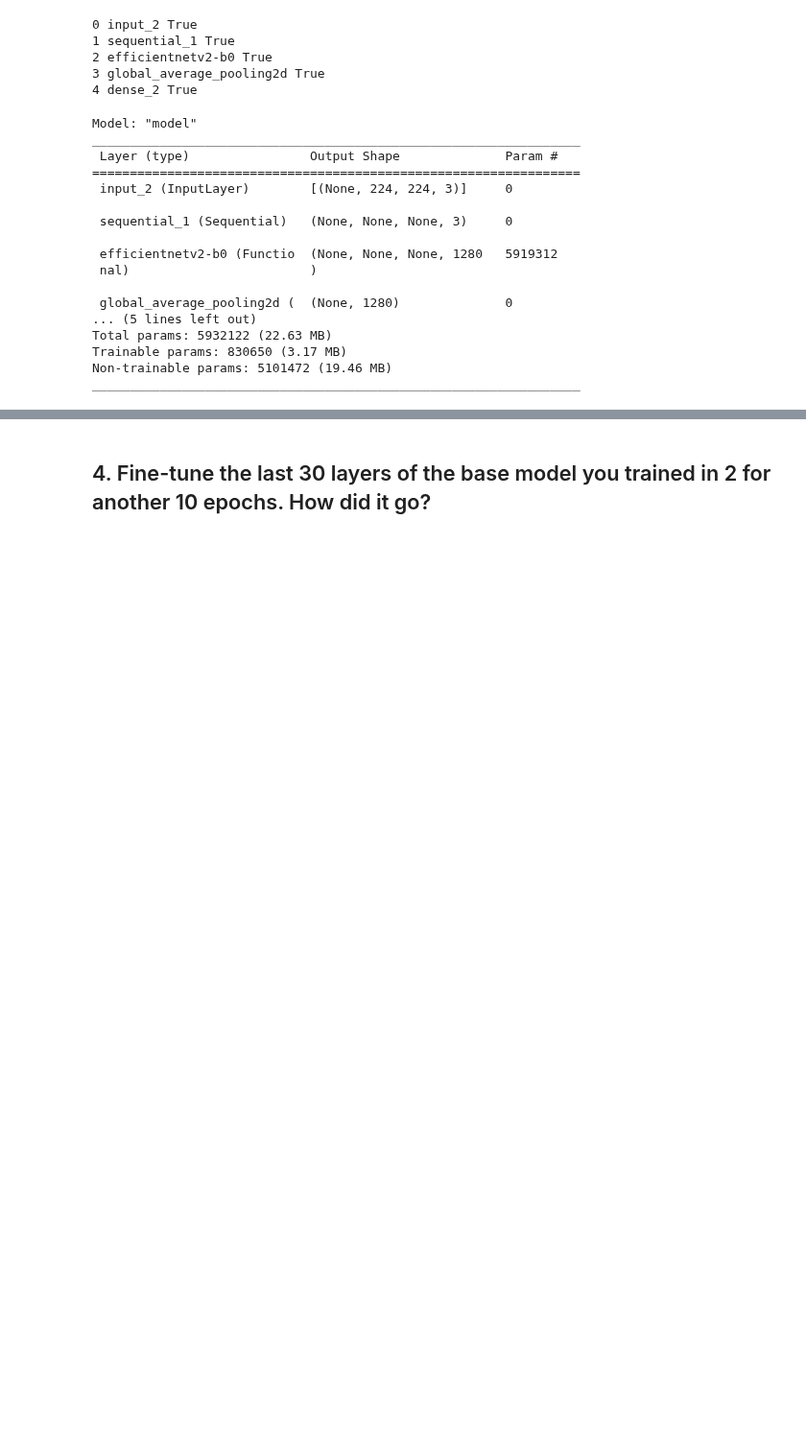
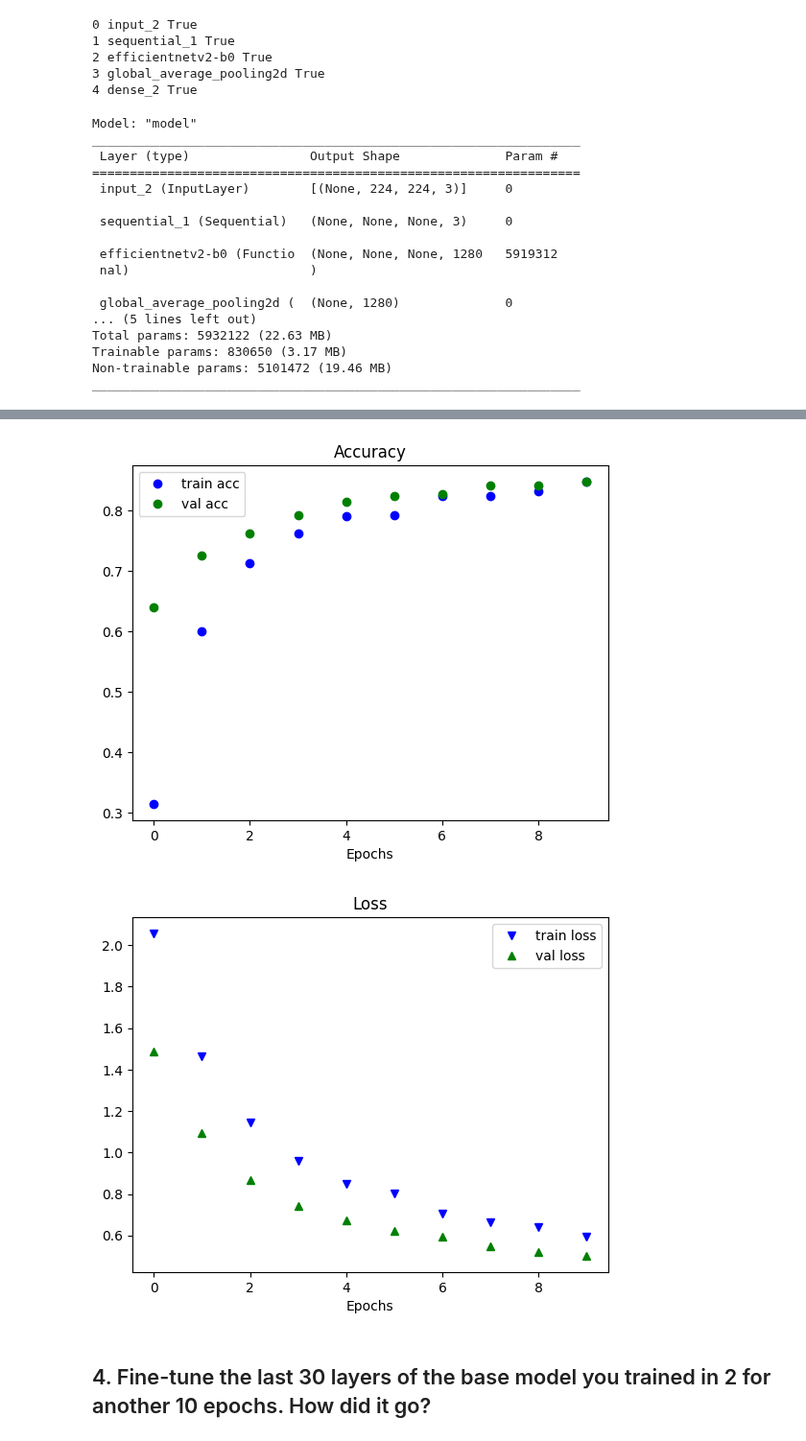
Before and after one commit to yhs2773/TensorFlow-for-Deep-Learning, a Jupyter notebook: Notebooks/05. Transfer Learning with TensorFlow Part 2 - Fine-tuning (Exercise).ipynb, the cells around one changed output, grey strips where cells are left out. Shown at 96% size. Saved outputs shown, nothing was run; the diff lists cells and outputs as text; code cells hidden in the pictures; blank space fills up the shorter version.

```diff
--- a/Notebooks/05. Transfer Learning with TensorFlow Part 2 - Fine-tuning (Exercise).ipynb
+++ b/Notebooks/05. Transfer Learning with TensorFlow Part 2 - Fine-tuning (Exercise).ipynb
@@ -355,5 +370,9 @@ model_2.evaluate(test_data)
 # %%
 # plot curves
+plot_curves(history_2)
+# %% [output]
+[figure, added]
+[figure, added]
 # %% [markdown]
 ## 4. Fine-tune the last 30 layers of the base model you trained in 2 for another 10 epochs. How did it go?
 # %%
```
Also changed, not shown: parts of 15 cells of this notebook.
